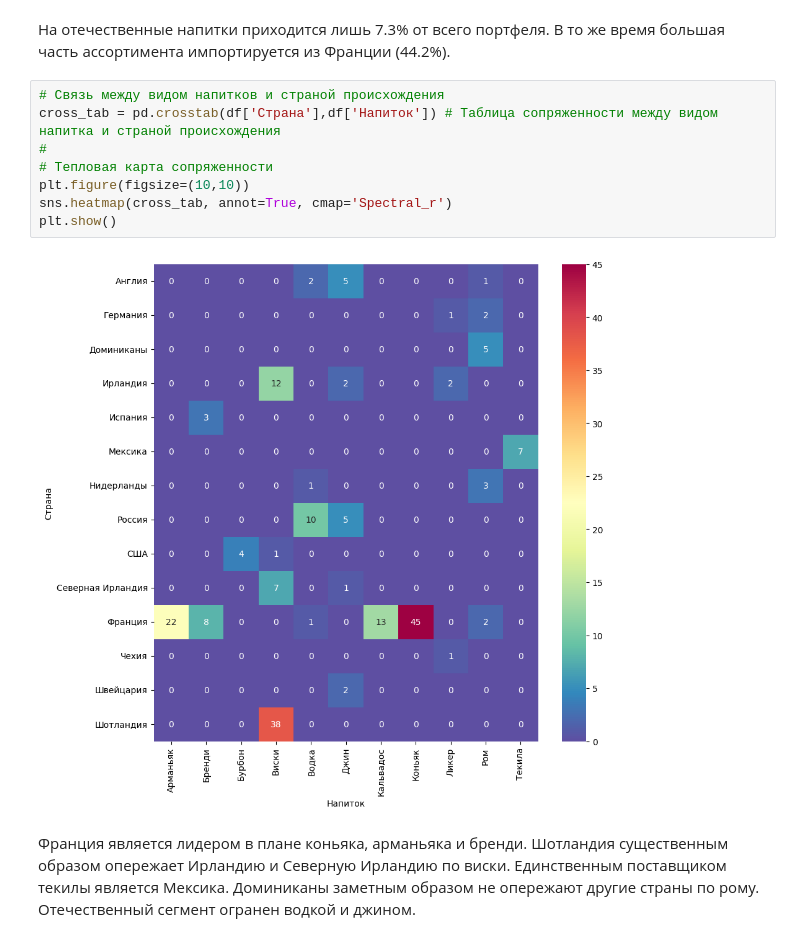
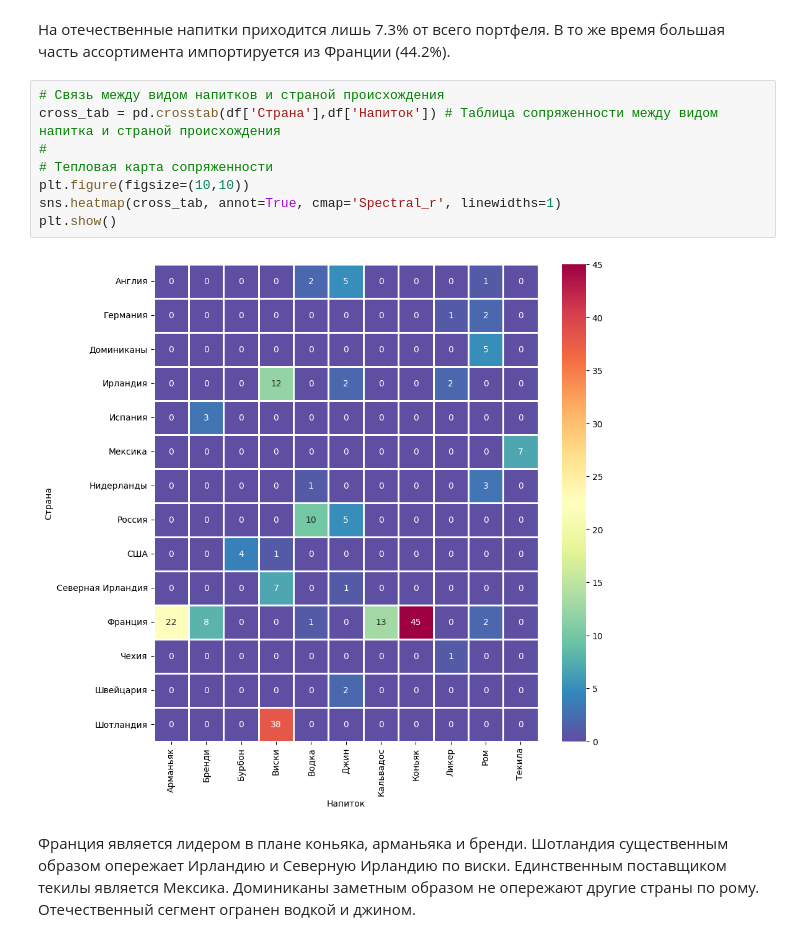
Before and after one commit to avkolchin1995/Spirits-Clustering, a Jupyter notebook: Spirits-Clustering.ipynb, the cells around one changed output. Cells and saved outputs as stored; diff of their text form.

```diff
--- a/Spirits-Clustering.ipynb
+++ b/Spirits-Clustering.ipynb
@@ -96,13 +96,13 @@ plt.show()
 # %%
 # Связь между видом напитков и страной происхождения
 cross_tab = pd.crosstab(df['Страна'],df['Напиток']) # Таблица сопряженности между видом напитка и страной происхождения
 #
 # Тепловая карта сопряженности
 plt.figure(figsize=(10,10))
-sns.heatmap(cross_tab, annot=True, cmap='Spectral_r')
+sns.heatmap(cross_tab, annot=True, cmap='Spectral_r', linewidths=1)
 plt.show()
 # %% [output]
-[figure, old version]
+[figure, new version]
 # %% [markdown]
 Франция является лидером в плане коньяка, арманьяка и бренди. Шотландия существенным образом опережает Ирландию и Северную Ирландию по виски. Единственным поставщиком текилы является Мексика. Доминиканы заметным образом не опережают другие страны по рому. Отечественный сегмент огранен водкой и джином.
 # %%
```
Also changed, not shown: parts of 8 cells of this notebook.
